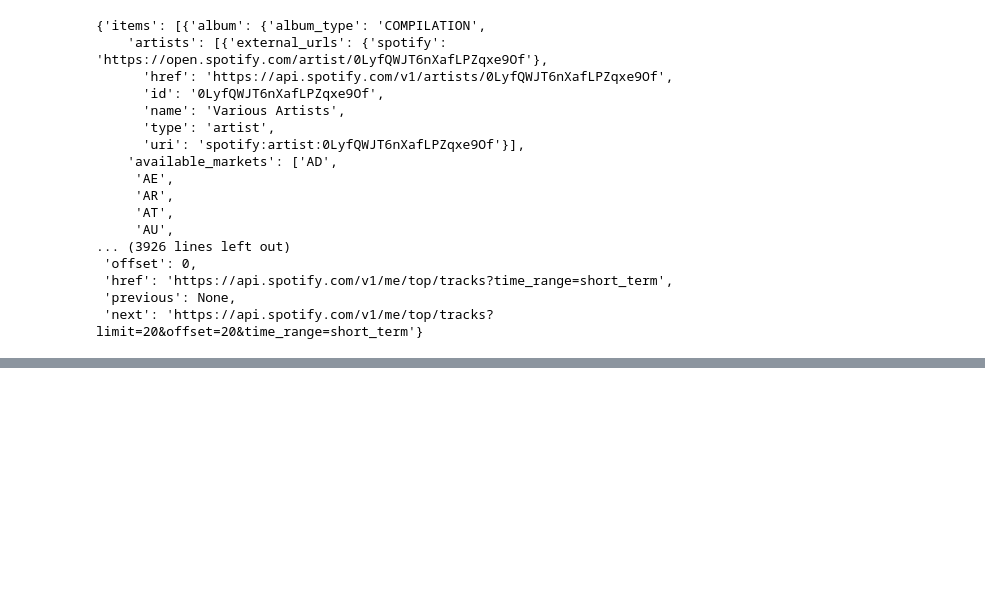
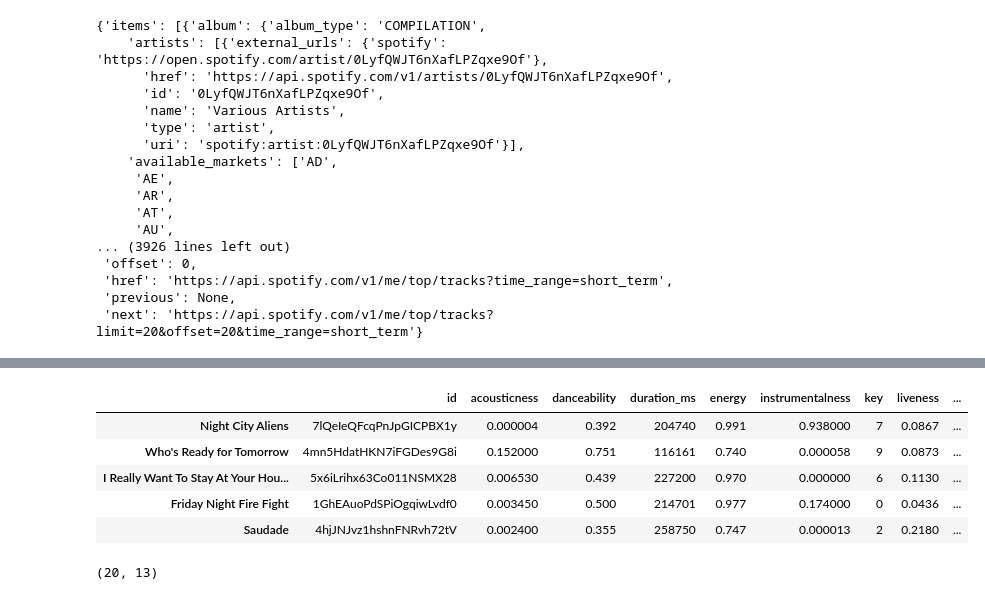
Before and after one commit to BMB0/-Assignment-4, a Jupyter notebook: spotify_recommender.ipynb, the cells around one changed output, grey strips where cells are left out. Saved outputs shown, nothing was run; the diff lists cells and outputs as text; code cells hidden in the pictures; blank space fills up the shorter version.

```diff
--- a/spotify_recommender.ipynb
+++ b/spotify_recommender.ipynb
@@ -40,0 +92,14 @@ top20
+# %%
+top20_df = top20_df[["id", "acousticness", "danceability", "duration_ms", "energy", "instrumentalness", "key", "liveness" , "loudness", "mode", "speechiness", "tempo", "valence" ]]
+top20_df.head()
+# %% [output]
+|  | id | acousticness | danceability | duration_ms | energy | instrumentalness | key | liveness | ... |
+| Night City Aliens | 7lQeIeQFcqPnJpGICPBX1y | 0.000004 | 0.392 | 204740 | 0.991 | 0.938000 | 7 | 0.0867 | ... |
+| Who's Ready for Tomorrow | 4mn5HdatHKN7iFGDes9G8i | 0.152000 | 0.751 | 116161 | 0.740 | 0.000058 | 9 | 0.0873 | ... |
+| I Really Want To Stay At Your Hou... | 5x6iLrihx63Co011NSMX28 | 0.006530 | 0.439 | 227200 | 0.970 | 0.000000 | 6 | 0.1130 | ... |
+| Friday Night Fire Fight | 1GhEAuoPdSPiOgqiwLvdf0 | 0.003450 | 0.500 | 214701 | 0.977 | 0.174000 | 0 | 0.0436 | ... |
+| Saudade | 4hjJNJvz1hshnFNRvh72tV | 0.002400 | 0.355 | 258750 | 0.747 | 0.000013 | 2 | 0.2180 | ... |
+# %%
+top20_df.shape
+# %% [output]
+(20, 13)
```
Also changed, not shown: parts of 3 cells of this notebook.
